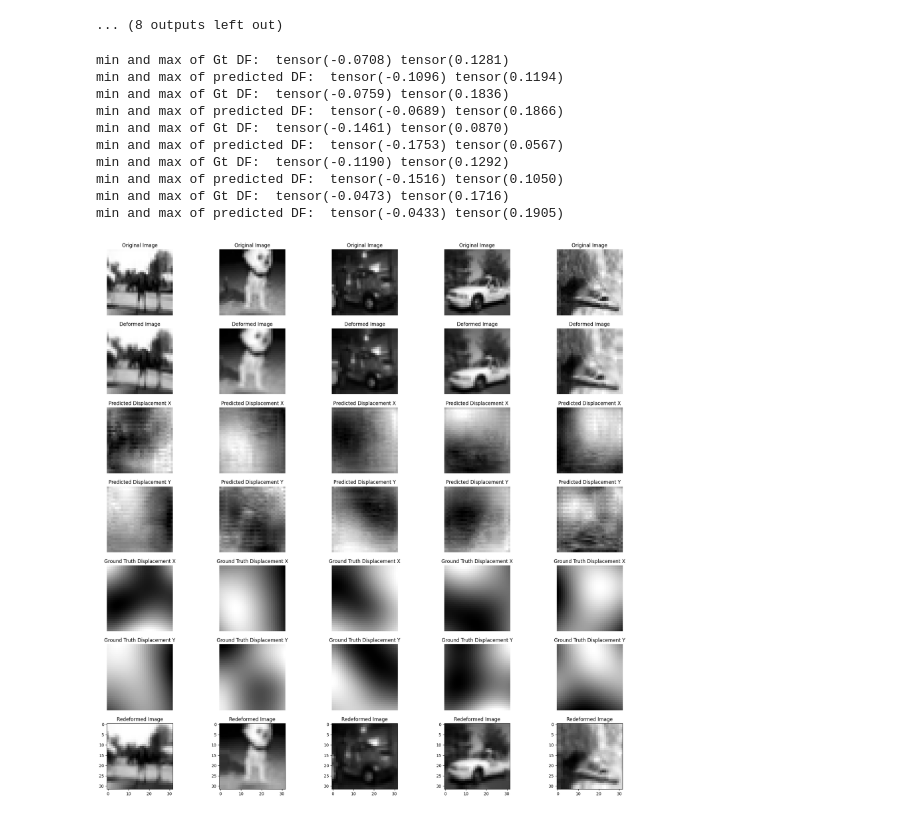
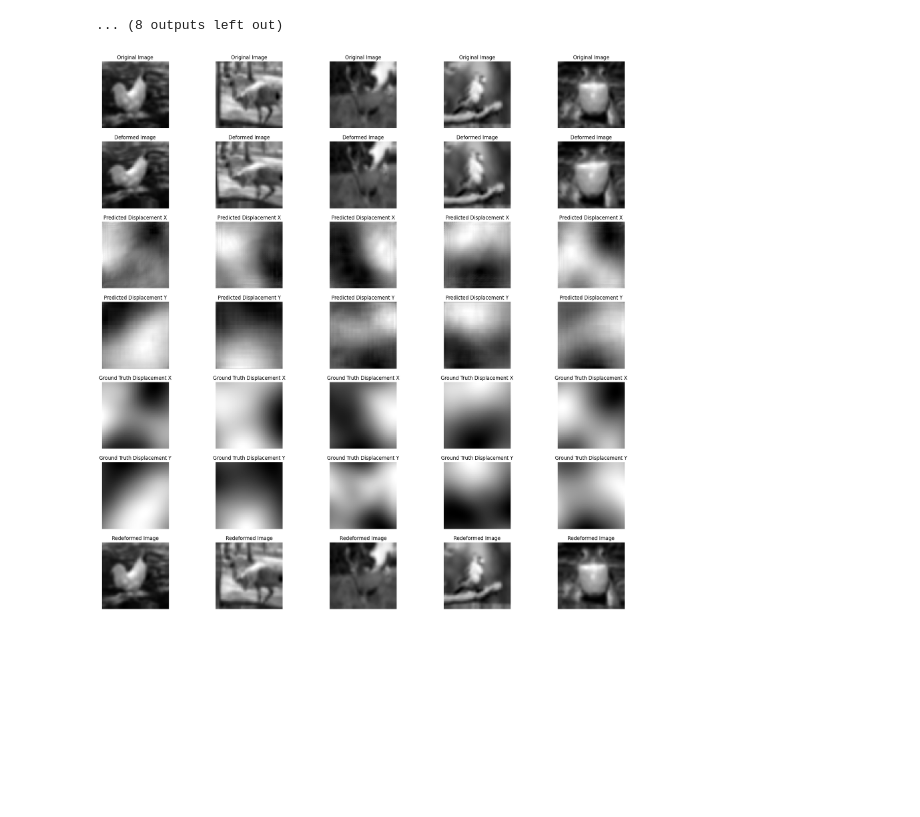
Before and after one commit to leond32/Registration, a Jupyter notebook: utils/Baseline.ipynb, the cells around one changed output. Cells and saved outputs as stored; diff of their text form; code cells hidden in the pictures; blank space fills up the shorter version.

```diff
--- a/utils/Baseline.ipynb
+++ b/utils/Baseline.ipynb
@@ -61,11 +61,11 @@ torch.Size([6, 1600, 1600])
 # %%
 # Define a random fraction of the images
 import random
-random_fraction = 0.05
+random_fraction = 0.2
 random_indices = random.sample(range(len(images)), int(random_fraction * len(images)))
 images = images[random_indices]
 
-transform = transforms.Resize((32, 32))
+transform = transforms.Resize((64, 64))
 images = transform(images)
 
 print(images.shape)
@@ -236,8 +236,8 @@ model = Unet(
 
 model.to(device)
 
-if os.path.isfile('D:\\Dokumente\\03_RCI\\practical\\Folder_structure\\Registration\\weights\\model_weights.pth'):
-        model.load_state_dict(torch.load('D:\\Dokumente\\03_RCI\\practical\\Folder_structure\\Registration\\weights\\model_weights.pth', map_location=device))
+if os.path.isfile('D:\\Dokumente\\03_RCI\\practical\\Folder_structure\\Registration\\weights\\best_model_64.pth'):
+        model.load_state_dict(torch.load('D:\\Dokumente\\03_RCI\\practical\\Folder_structure\\Registration\\weights\\best_model_64.pth', map_location=device))
 # %% [output]
 Attention lvl 0 8 8
 Attention lvl 1 8 16
@@ -383,41 +383,32 @@ with torch.no_grad():
         ax.imshow(images[i, 1].numpy(), cmap='gray')
         ax.title.set_text('Deformed Image')
         ax.axis('off')
 
         ax = axes[2, i] # [2, i]
         ax.imshow(outputs[i, 0].numpy(), cmap='gray')
         ax.title.set_text('Predicted Displacement X')
         ax.axis('off')
 
         ax = axes[3, i]
         ax.imshow(outputs[i, 1].numpy(), cmap='gray')
         ax.title.set_text('Predicted Displacement Y')
         ax.axis('off')
 
         ax = axes[4, i]
         ax.imshow(deformation_fields[i, 0].numpy(), cmap='gray')
         ax.title.set_text('Ground Truth Displacement X')
         ax.axis('off')
 
         ax = axes[5, i]
         ax.imshow(deformation_fields[i, 1].numpy(), cmap='gray')
         ax.title.set_text('Ground Truth Displacement Y')
         ax.axis('off')
 
         inverse_transformed_image = deform_image(images[i, 1], outputs[i], device)
         #print(inverse_transformed_image.shape)
         ax = axes[6, i]
         ax.imshow(inverse_transformed_image, cmap='gray')
         ax.title.set_text('Redeformed Image')
+        ax.axis('off')
 # %% [output]
-min and max of Gt DF:  tensor(-0.0708) tensor(0.1281)
-min and max of predicted DF:  tensor(-0.1096) tensor(0.1194)
-min and max of Gt DF:  tensor(-0.0759) tensor(0.1836)
-min and max of predicted DF:  tensor(-0.0689) tensor(0.1866)
-min and max of Gt DF:  tensor(-0.1461) tensor(0.0870)
-min and max of predicted DF:  tensor(-0.1753) tensor(0.0567)
-min and max of Gt DF:  tensor(-0.1190) tensor(0.1292)
-min and max of predicted DF:  tensor(-0.1516) tensor(0.1050)
-min and max of Gt DF:  tensor(-0.0473) tensor(0.1716)
-min and max of predicted DF:  tensor(-0.0433) tensor(0.1905)
-[figure, old version]
+[figure, new version]
```
Also changed, not shown: parts of 8 cells of this notebook, 10 other files.
